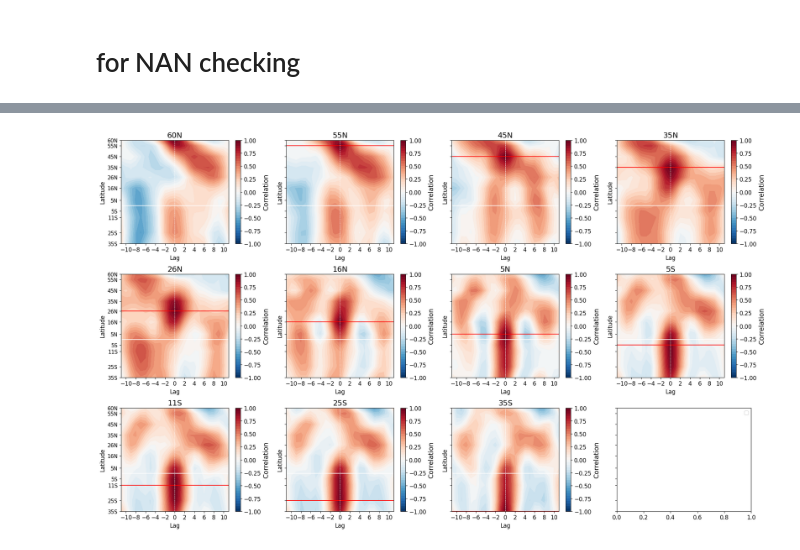
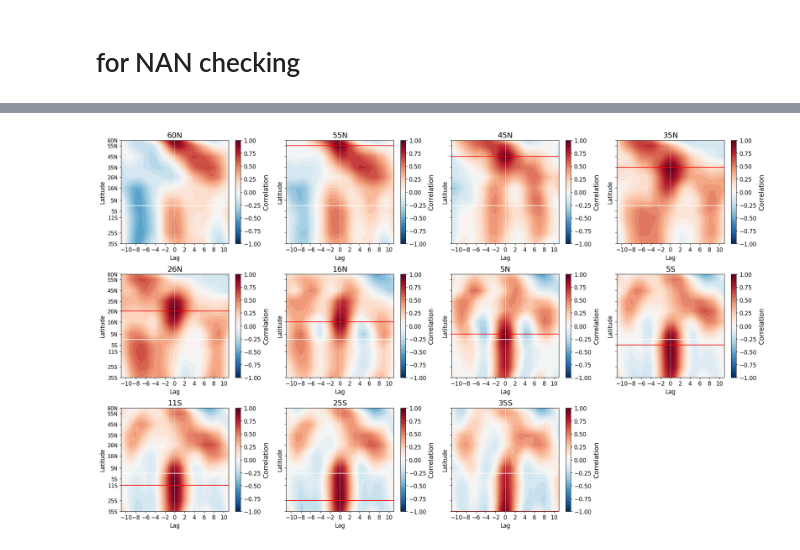
Before and after one commit to lea-dietz/masterthesis, a Jupyter notebook: coding/calafat_coherence.ipynb, the cells around one changed output, grey strips where cells are left out. Saved outputs shown, nothing was run; the diff lists cells and outputs as text; code cells hidden in the pictures.

```diff
--- a/coding/calafat_coherence.ipynb
+++ b/coding/calafat_coherence.ipynb
@@ -123,12 +135,21 @@ plt.tight_layout()
 # %%
 ds = mht_smooth
 # %%
-cmap = plt.get_cmap("RdYlBu_r")
-# cmap = plt.get_cmap("viridis")
-# cmap = plt.cm.bwr
-colors = cmap(np.linspace(0, 1, 20))
-sliced_cmap = mcolors.ListedColormap(colors)
+
+# cmap = plt.cm.RdBu_r
+# cmap = cmo.cm.curl
+
+# cmap = mcolors.ListedColormap(cb.diverging.BrBG_20.mpl_colors)
+# colors = cmap(np.linspace(0, 1, 20))
+# sliced_cmap = mcolors.ListedColormap(colors)
+
+cmap = mcolors.LinearSegmentedColormap.from_list(
+    'BrBG_continuous', cb.diverging.RdBu_11_r.mpl_colors
+)
+
+colors = cmap(np.linspace(0, 1, 40))
+sliced_cmap_corr = mcolors.ListedColormap(colors)
 
 
-plot_crosscorr(ds, lats, lat_labels, cmap=sliced_cmap, savefig=True)
+plot_crosscorr(ds, lats, lat_labels, cmap=sliced_cmap_corr, savefig=True)
 # %% [output]
@@ -153,6 +186,7 @@ lats      = MHT_dict["lats"]
 # %%
 
-cmap = plt.cm.RdBu_r
+cmap = sliced_cmap_corr
+# cmap = cmo.cm.curl
 all_lags = np.arange(-(nlags-1), nlags)
 
 corr_matrix = np.full((len(lats), len(all_lags)), np.nan)
@@ -177,37 +211,37 @@ for ax, ref_lat in zip(axes, ref_lats):
         ts = MHT_mean.isel(lat=i).values
         pos_corr, _ = ccf(ts_ref, ts,   nlags=nlags, alpha=0.05)
         neg_corr, _ = ccf(ts,   ts_ref, nlags=nlags, alpha=0.05)
         full_corr = np.concatenate([neg_corr[1:][::-1], pos_corr])
         corr_matrix[i, :] = full_corr
 
     # --- Plot ---
     cf = ax.contourf(
         all_lags, lats, corr_matrix,
         levels=np.linspace(-1, 1, 41),
         cmap=cmap,
     )
     plt.colorbar(cf, ax=ax, label='Correlation')
 
     ax.axhline(ref_lat, color='red', linewidth=1.5, label=f'Ref: {ref_lat}°N')
     ax.axvline(0, color='white', linewidth=0.8, linestyle='--')
     ax.axhline(0, color='white', linewidth=1.5)
 
     ax.set_yticks(ytick_pos)
     ax.set_yticklabels(ytick_labels, fontsize=11)
     ax.set_xticks(np.arange(all_lags[1], all_lags[-1] + 1, 2))
 
     ref_label = f"{abs(ref_lat):.0f}{'N' if ref_lat >= 0 else 'S'}"
     ax.set_xlabel(f'Lag', fontsize=12)
     ax.set_ylabel('Latitude', fontsize=12)
     ax.set_title(f'{ref_label}')
 
-axes[-1].legend()
-
+axes[-1].set_visible(False)
 plt.tight_layout()
-# plt.savefig(f'figures/lag_corr_ref{ref_lat}N.png', dpi=300, bbox_inches='tight')
+os.makedirs("figures/lead_lag", exist_ok=True)
+plt.savefig(f'figures/lead_lag/lag_corr_ref{ref_lat}N.png', dpi=300, bbox_inches='tight')
 plt.show()
 # %% [output]
-[figure, old version]
+[figure, new version]
 # %%
 # corr_matrix = np.full((len(lats), len(all_lags)), np.nan)
 
```
Also changed, not shown: parts of 14 cells of this notebook, 24 other files.
